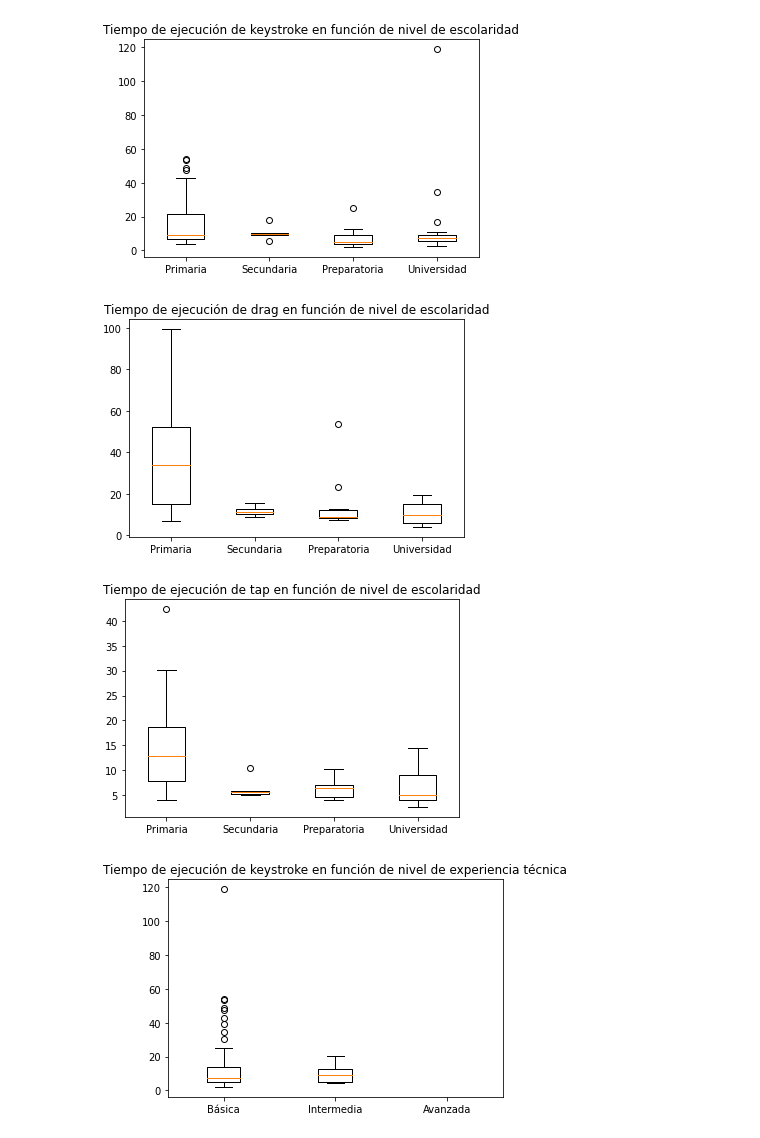
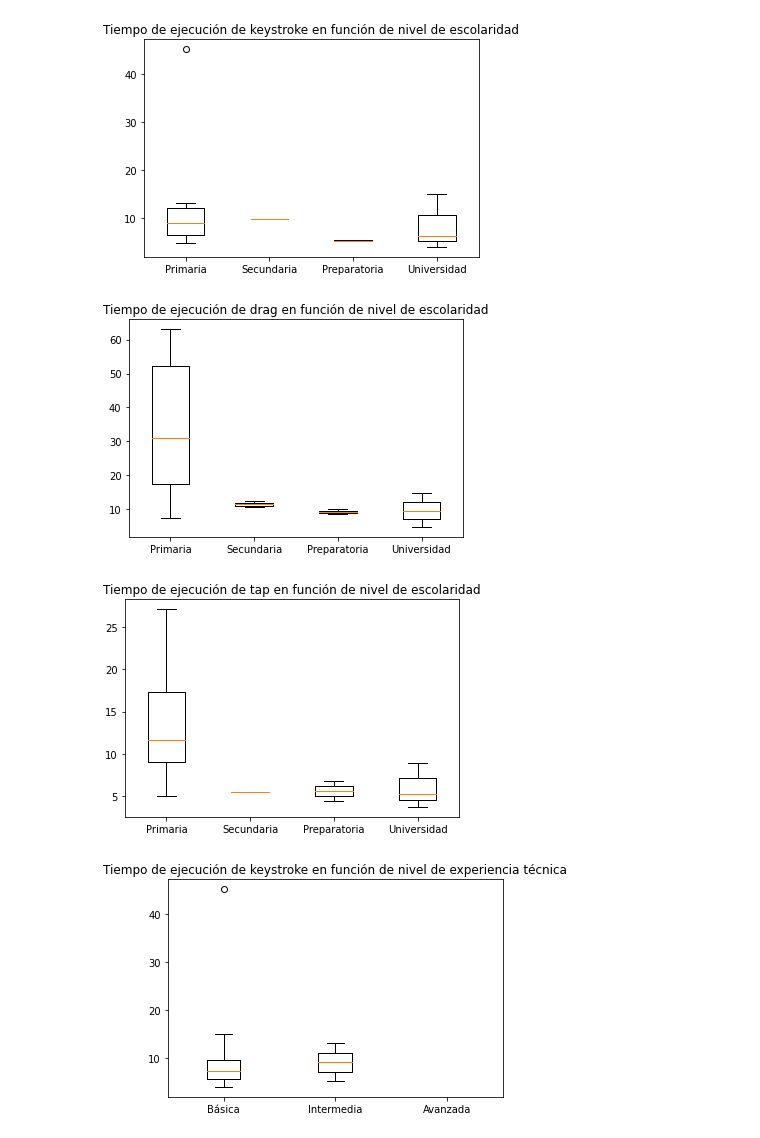
Before and after one commit to alex-gallegos/operators-notebook, a Jupyter notebook: operators.ipynb, the cells around one changed output. Drawn from its saved outputs; the diff is of its cells as text; code cells hidden in the pictures.

Commit message:
Data refinement + means

```diff
--- a/operators.ipynb
+++ b/operators.ipynb
@@ -9,3 +1,20 @@ operators = {
+# %%
+
+import re
+import copy
+import pandas as pd
+operators = {
+    "drag": pd.read_csv('drag.csv').dropna(),
+    "tap": pd.read_csv('tap.csv').dropna(),
+    "keystroke": pd.read_csv('keystroke.csv').dropna()
+}
+for key in operators.keys():
+    operators[key]['attempt_number'] = operators[key].sort_values(['Name(Gender/Age/Level)', 'Attempted Date Time']).groupby('Name(Gender/Age/Level)').cumcount()
+    operators[key] = operators[key].groupby('Name(Gender/Age/Level)', group_keys=False).apply(lambda g: g.iloc[1:-1])
+# Get the mean of reduced  timings per participant
+mean_operators = copy.deepcopy(operators)
+for key in mean_operators.keys():
+    mean_operators[key] = mean_operators[key].groupby(['Name(Gender/Age/Level)', 'Nivel de escoralidad', 'Experiencia con tecnología'], as_index=False).mean()
 # %%
 operators['drag']
 # %% [output]
@@ -59,61 +57,61 @@ import matplotlib.pyplot as plt
 # Tiempo de ejecución de keystroke en función de nivel de escolaridad
 plt.boxplot(
     [
-        operators['keystroke'][operators['keystroke']['Nivel de escoralidad'].isin(['Primaria'])]['Window(sec/ms)'],
-        operators['keystroke'][operators['keystroke']['Nivel de escoralidad'].isin(['Secundaria'])]['Window(sec/ms)'],
-        operators['keystroke'][operators['keystroke']['Nivel de escoralidad'].isin(['Preparatoria'])]['Window(sec/ms)'],
-        operators['keystroke'][operators['keystroke']['Nivel de escoralidad'].isin(['UNIVERSIDAD', 'Licenciatura', 'Educacion Superior'])]['Window(sec/ms)']
+        mean_operators['keystroke'][mean_operators['keystroke']['Nivel de escoralidad'].isin(['Primaria'])]['Window(sec/ms)'],
+        mean_operators['keystroke'][mean_operators['keystroke']['Nivel de escoralidad'].isin(['Secundaria'])]['Window(sec/ms)'],
+        mean_operators['keystroke'][mean_operators['keystroke']['Nivel de escoralidad'].isin(['Preparatoria'])]['Window(sec/ms)'],
+        mean_operators['keystroke'][mean_operators['keystroke']['Nivel de escoralidad'].isin(['UNIVERSIDAD', 'Licenciatura', 'Educacion Superior'])]['Window(sec/ms)']
     ]
 )
 plt.title('Tiempo de ejecución de keystroke en función de nivel de escolaridad')
 plt.xticks([1, 2, 3, 4], ['Primaria', 'Secundaria', 'Preparatoria', 'Universidad'])
 plt.show()
 # %% [output]
-[figure, old version]
+[figure, new version]
 # %%
 # Tiempo de ejecución de drag en función de nivel de escolaridad
 plt.boxplot(
     [
-        operators['drag'][operators['drag']['Nivel de escoralidad'].isin(['Primaria'])]['Window(sec/ms)'],
-        operators['drag'][operators['drag']['Nivel de escoralidad'].isin(['Secundaria'])]['Window(sec/ms)'],
-        operators['drag'][operators['drag']['Nivel de escoralidad'].isin(['Preparatoria'])]['Window(sec/ms)'],
-        operators['drag'][operators['drag']['Nivel de escoralidad'].isin(['UNIVERSIDAD', 'Licenciatura', 'Educacion Superior'])]['Window(sec/ms)']
+        mean_operators['drag'][mean_operators['drag']['Nivel de escoralidad'].isin(['Primaria'])]['Window(sec/ms)'],
+        mean_operators['drag'][mean_operators['drag']['Nivel de escoralidad'].isin(['Secundaria'])]['Window(sec/ms)'],
+        mean_operators['drag'][mean_operators['drag']['Nivel de escoralidad'].isin(['Preparatoria'])]['Window(sec/ms)'],
+        mean_operators['drag'][mean_operators['drag']['Nivel de escoralidad'].isin(['UNIVERSIDAD', 'Licenciatura', 'Educacion Superior'])]['Window(sec/ms)']
     ]
 )
 plt.title('Tiempo de ejecución de drag en función de nivel de escolaridad')
 plt.xticks([1, 2, 3, 4], ['Primaria', 'Secundaria', 'Preparatoria', 'Universidad'])
 plt.show()
 # %% [output]
-[figure, old version]
+[figure, new version]
 # %%
 # Tiempo de ejecución de tap en función de nivel de escolaridad
 plt.boxplot(
     [
-        operators['tap'][operators['tap']['Nivel de escoralidad'].isin(['Primaria'])]['Window(sec/ms)'],
-        operators['tap'][operators['tap']['Nivel de escoralidad'].isin(['Secundaria'])]['Window(sec/ms)'],
-        operators['tap'][operators['tap']['Nivel de escoralidad'].isin(['Preparatoria'])]['Window(sec/ms)'],
-        operators['tap'][operators['tap']['Nivel de escoralidad'].isin(['UNIVERSIDAD', 'Licenciatura', 'Educacion Superior'])]['Window(sec/ms)']
+        mean_operators['tap'][mean_operators['tap']['Nivel de escoralidad'].isin(['Primaria'])]['Window(sec/ms)'],
+        mean_operators['tap'][mean_operators['tap']['Nivel de escoralidad'].isin(['Secundaria'])]['Window(sec/ms)'],
+        mean_operators['tap'][mean_operators['tap']['Nivel de escoralidad'].isin(['Preparatoria'])]['Window(sec/ms)'],
+        mean_operators['tap'][mean_operators['tap']['Nivel de escoralidad'].isin(['UNIVERSIDAD', 'Licenciatura', 'Educacion Superior'])]['Window(sec/ms)']
     ]
 )
 plt.title('Tiempo de ejecución de tap en función de nivel de escolaridad')
 plt.xticks([1, 2, 3, 4], ['Primaria', 'Secundaria', 'Preparatoria', 'Universidad'])
 plt.show()
 # %% [output]
-[figure, old version]
+[figure, new version]
 # %%
 # Tiempo de ejecución de keystroke en función de nivel de experiencia técnica
 plt.boxplot(
     [
-        operators['keystroke'][operators['keystroke']['Experiencia con tecnología'].isin(['Basica', 'Básica', 'BASICA', 'sin experiencia', 'Elderly'])]['Window(sec/ms)'],
-        operators['keystroke'][operators['keystroke']['Experiencia con tecnología'].isin(['Intermedia', 'Media'])]['Window(sec/ms)'],
-        operators['keystroke'][operators['keystroke']['Experiencia con tecnología'].isin(['Avanzada'])]['Window(sec/ms)'],
+        mean_operators['keystroke'][mean_operators['keystroke']['Experiencia con tecnología'].isin(['Basica', 'Básica', 'BASICA', 'sin experiencia', 'Elderly'])]['Window(sec/ms)'],
+        mean_operators['keystroke'][mean_operators['keystroke']['Experiencia con tecnología'].isin(['Intermedia', 'Media'])]['Window(sec/ms)'],
+        mean_operators['keystroke'][mean_operators['keystroke']['Experiencia con tecnología'].isin(['Avanzada'])]['Window(sec/ms)'],
     ]
 )
 plt.title('Tiempo de ejecución de keystroke en función de nivel de experiencia técnica')
 plt.xticks([1, 2, 3], ['Básica', 'Intermedia', 'Avanzada'])
 plt.show()
 # %% [output]
-[figure, old version]
+[figure, new version]
 # %%
 # Tiempo de ejecución de drag en función de nivel de experiencia técnica
 plt.boxplot(
```
Also changed, not shown: parts of 11 cells of this notebook.
